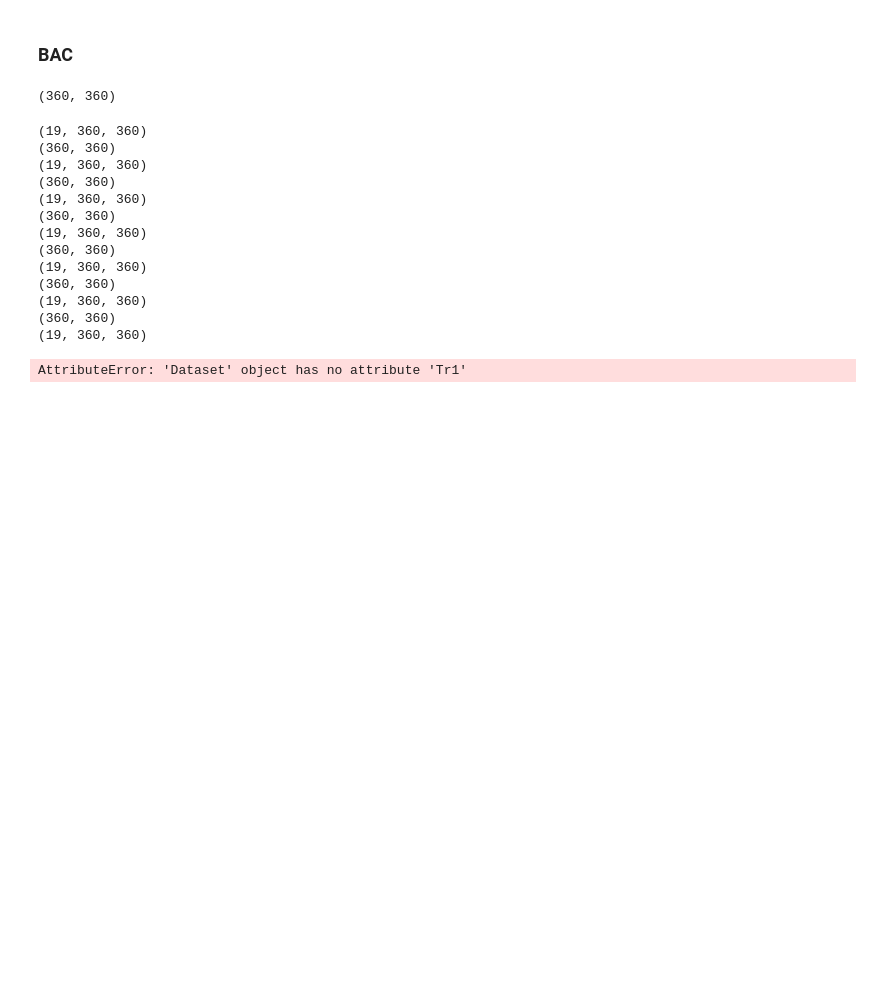
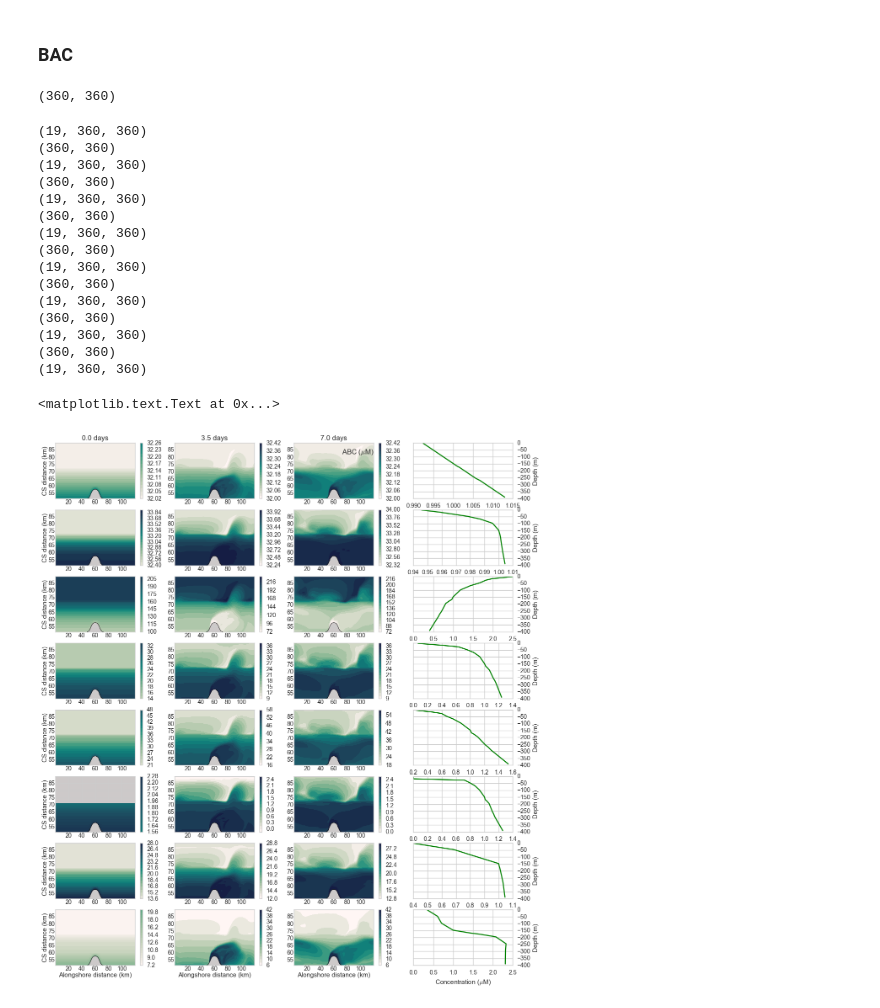
Before and after one commit to UBC-MOAD/outputanalysisnotebooks, a Jupyter notebook: NutrientProfiles/Parabolic/BARKLEY.ipynb, the cells around one changed output. Saved outputs shown, nothing was run; the diff lists cells and outputs as text; code cells hidden in the pictures; blank space fills up the shorter version.

```diff
--- a/NutrientProfiles/Parabolic/BARKLEY.ipynb
+++ b/NutrientProfiles/Parabolic/BARKLEY.ipynb
@@ -145,6 +145,7 @@ ConcFilt4 = np.ma.empty((3,360,360))
 ConcFilt5 = np.ma.empty((3,360,360))
 ConcFilt6 = np.ma.empty((3,360,360))
 ConcFilt7 = np.ma.empty((3,360,360))
+ConcFilt8 = np.ma.empty((3,360,360))
 
 tracerList = [ptracers.Tr01,ptracers.Tr02,ptracers.Tr03,ptracers.Tr04,
               ptracers.Tr05,ptracers.Tr06,ptracers.Tr07,ptracers.Tr08]
@@ -175,6 +176,8 @@ concList = []
 (19, 360, 360)
 (360, 360)
 (19, 360, 360)
+(360, 360)
+(19, 360, 360)
 # %%
 
 # General input
@@ -186,9 +189,9 @@ nt = 19 # t dimension size
 yslice = slice(225,360)
 xslice = slice(0,360)
 # %%
-fig, ax = plt.subplots(7,4,figsize=(14,14))
+fig, ax = plt.subplots(8,4,figsize=(14,16))
 
-timesInd = [0,8,14]   # days I saved above
+timesInd = [0,7,14]   # days I saved above
 
 for ii,tt in zip(range(0,3),timesInd):
 
@@ -196,39 +199,40 @@ for ii,tt in zip(range(0,3),timesInd):
     PlotBAC(ax[1,ii],ConcFilt2,ii,xslice,yslice)
     PlotBAC(ax[2,ii],ConcFilt3,ii,xslice,yslice)
     PlotBAC(ax[3,ii],ConcFilt4,ii,xslice,yslice)
     PlotBAC(ax[4,ii],ConcFilt5,ii,xslice,yslice)
     PlotBAC(ax[5,ii],ConcFilt6,ii,xslice,yslice)
     PlotBAC(ax[6,ii],ConcFilt7,ii,xslice,yslice)
     PlotBAC(ax[7,ii],ConcFilt8,ii,xslice,yslice)
 
     ax[0,ii].set_title('%1.1f days' % ((state.iter[tt]*40)/(3600*24)))
 
 tracerList = [ptracers.Tr01.isel(T=0,X=180,Y=50,Z=slice(0,50))/ptracers.Tr01.isel(T=0,X=180,Y=50,Z=29),
               ptracers.Tr02.isel(T=0,X=180,Y=50,Z=slice(0,50))/ptracers.Tr02.isel(T=0,X=180,Y=50,Z=29),
               ptracers.Tr03.isel(T=0,X=180,Y=50,Z=slice(0,50))/ptracers.Tr03.isel(T=0,X=180,Y=50,Z=29),
               ptracers.Tr04.isel(T=0,X=180,Y=50,Z=slice(0,50))/ptracers.Tr04.isel(T=0,X=180,Y=50,Z=29),
               ptracers.Tr05.isel(T=0,X=180,Y=50,Z=slice(0,50))/ptracers.Tr05.isel(T=0,X=180,Y=50,Z=29),
               ptracers.Tr06.isel(T=0,X=180,Y=50,Z=slice(0,50))/ptracers.Tr06.isel(T=0,X=180,Y=50,Z=29),
               ptracers.Tr07.isel(T=0,X=180,Y=50,Z=slice(0,50))/ptracers.Tr07.isel(T=0,X=180,Y=50,Z=29),
               ptracers.Tr08.isel(T=0,X=180,Y=50,Z=slice(0,50))/ptracers.Tr08.isel(T=0,X=180,Y=50,Z=29),]
 
 for ii,trac in zip(range(len(tracerList)),tracerList):
     ax[ii,3].plot(trac,grid.Z[0:50],color='green')
     ax[ii,3].yaxis.tick_right()
     ax[ii,3].yaxis.set_label_position("right")
     ax[ii,3].set_ylabel('Depth (m)')
 
     ax[ii,0].set_ylabel('CS distance (km)',labelpad=0.3)
 
-ax[6,3].set_xlabel(r'Concentration ($\mu$M)')
+ax[7,3].set_xlabel(r'Concentration ($\mu$M)')
 
 
-ax[0,3].text(0.6,0.8,'BAC ($\mu$M)',transform=ax[0,3].transAxes)
-ax[6,0].set_xlabel('Alongshore distance (km)',labelpad=0.3)
-ax[6,1].set_xlabel('Alongshore distance (km)',labelpad=0.3)
-ax[6,2].set_xlabel('Alongshore distance (km)',labelpad=0.3)
+ax[0,2].text(0.6,0.8,'ABC ($\mu$M)',transform=ax[0,2].transAxes)
+ax[7,0].set_xlabel('Alongshore distance (km)',labelpad=0.3)
+ax[7,1].set_xlabel('Alongshore distance (km)',labelpad=0.3)
+ax[7,2].set_xlabel('Alongshore distance (km)',labelpad=0.3)
 # %% [output]
-AttributeError: 'Dataset' object has no attribute 'Tr1'
+<matplotlib.text.Text at 0x...>
+[figure, added]
 # %%
 ConcFilt1NoC = np.ma.empty((3,360,360)) # saving 3 time outputs, nx,ny
 ConcFilt2NoC = np.ma.empty((3,360,360))
```
Also changed, not shown: parts of 2 cells of this notebook, 9 other files.
